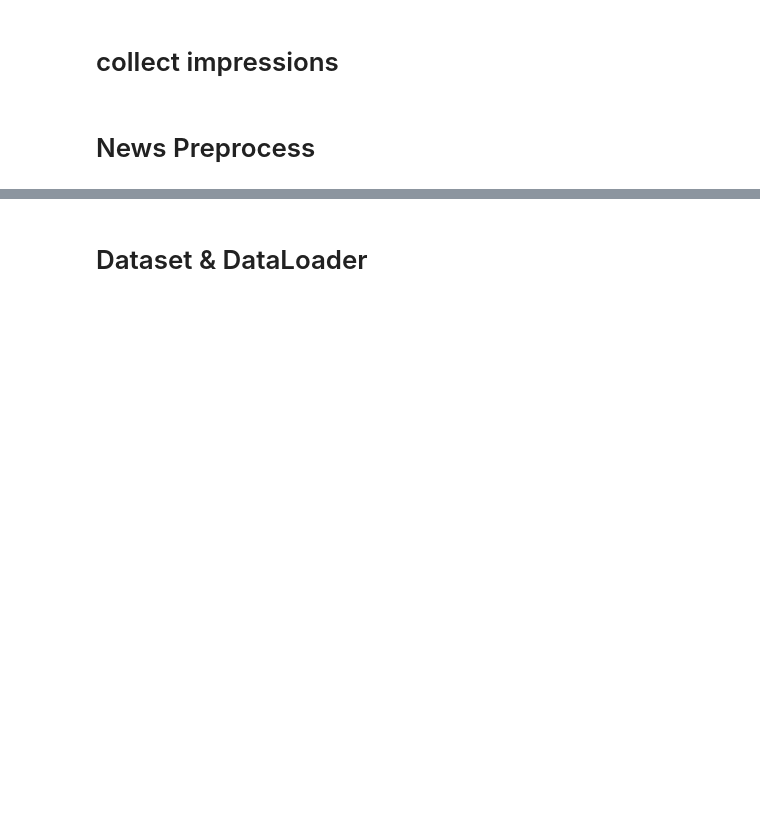
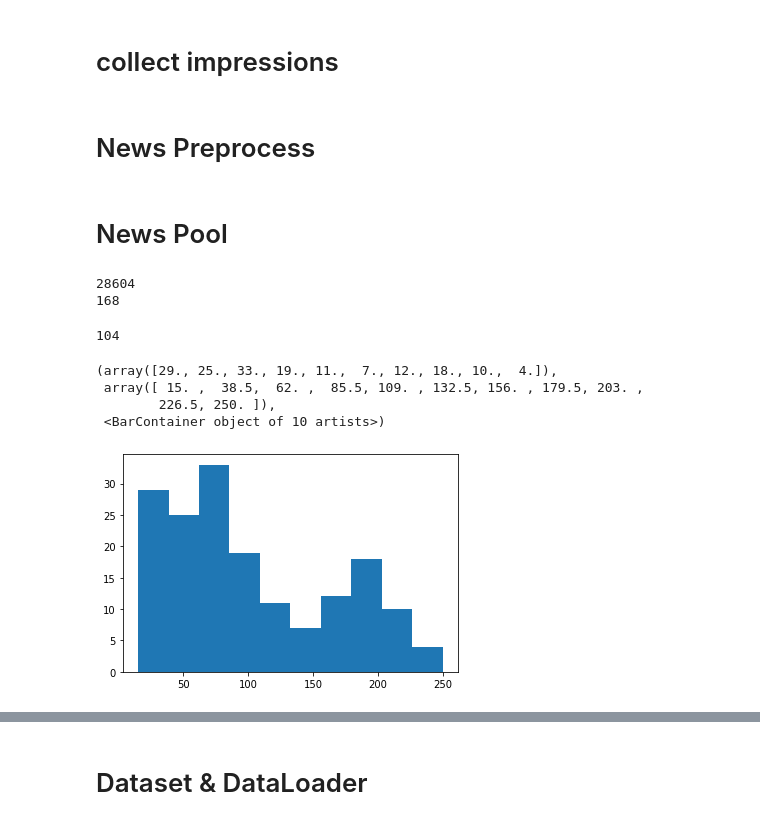
Before and after one commit to Mengyanz/CB4Rec, a Jupyter notebook: NRMS.ipynb, the cells around one changed output, grey strips where cells are left out. Saved outputs shown, nothing was run; the diff lists cells and outputs as text; code cells hidden in the pictures; blank space fills up the shorter version.

Commit message:
add news pool based on ctr

```diff
--- a/NRMS.ipynb
+++ b/NRMS.ipynb
@@ -83,0 +108,51 @@ else: # TODO: for now use valid to do test (cb)
+# %% [markdown]
+# News Pool
+# %%
+
+interval_time = 3600
+start_time =  datetime.strptime(sorted_train_sam[0][-1],date_format_str)
+# print(start_time)
+end_time = datetime.strptime(valid_sam[-1][-1],date_format_str)
+nt = int((end_time - start_time).total_seconds()/interval_time) + 1
+print(len(nid2index))
+print(nt)
+news_click_count = np.zeros((len(nid2index), nt), dtype=float)
+news_impr_count = np.ones((len(nid2index), nt), dtype=float) * 100 # assume 100 times init
+
+news_click_count, news_impr_count = cal_ctr(train_sam, news_click_count, news_impr_count, interval_time)
+news_click_count, news_impr_count = cal_ctr(valid_sam, news_click_count, news_impr_count, interval_time)
+# %% [output]
+28604
+168
+# %%
+# news_ctr = np.zeros_like(news_click_count)
+# for i in tqdm(range(news_click_count.shape[0])):
+#     for j in range(news_click_count.shape[1]):
+#         if news_impr_count[i,j] == 0:
+#             assert news_click_count[i,j] == 0
+#             news_ctr[i,j] = 0
+#         else:
+#             news_ctr[i,j] = news_click_count[i,j]/news_impr_count[i,j]
+news_ctr = news_click_count/news_impr_count
+# %%
+import matplotlib.pyplot as plt
+# news_ctr = news_click_count/news_impr_count
+# plt.imshow(news_ctr[:,166])
+# plt.colorbar()
+tidx = 111
+nonzero = news_ctr[:,tidx][news_ctr[:, tidx] > 0]
+len(nonzero)
+# %% [output]
+104
+# %%
+nonzero_count = []
+for i in range(news_click_count.shape[1]):
+    nonzero = news_ctr[:,i][news_ctr[:, i] > 0]
+    nonzero_count.append(len(nonzero))
+plt.hist(nonzero_count)
+# %% [output]
+(array([29., 25., 33., 19., 11.,  7., 12., 18., 10.,  4.]),
+ array([ 15. ,  38.5,  62. ,  85.5, 109. , 132.5, 156. , 179.5, 203. ,
+        226.5, 250. ]),
+ <BarContainer object of 10 artists>)
+[figure, added]
```
Also changed, not shown: parts of 9 cells of this notebook, 4 other files.
